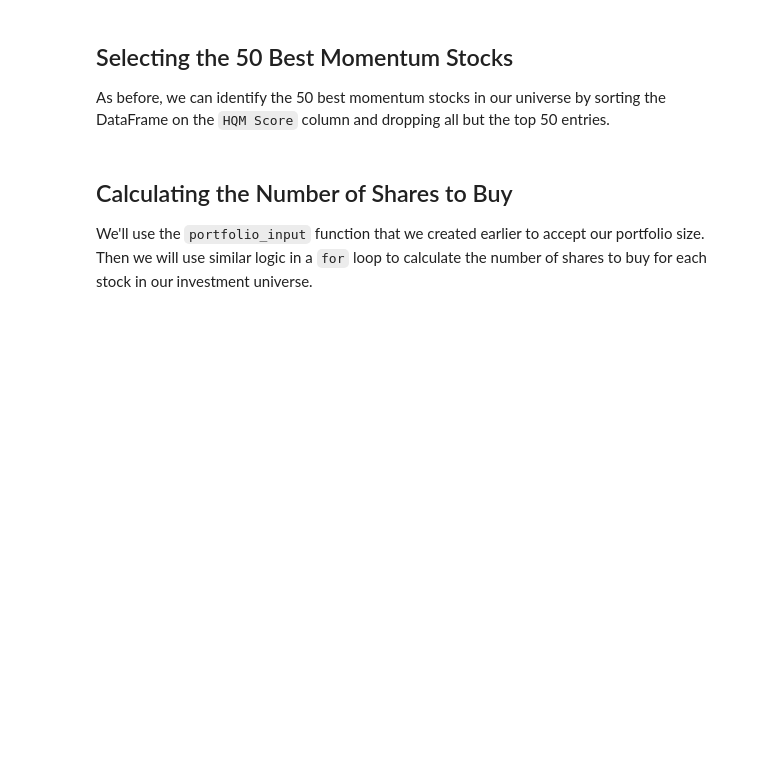
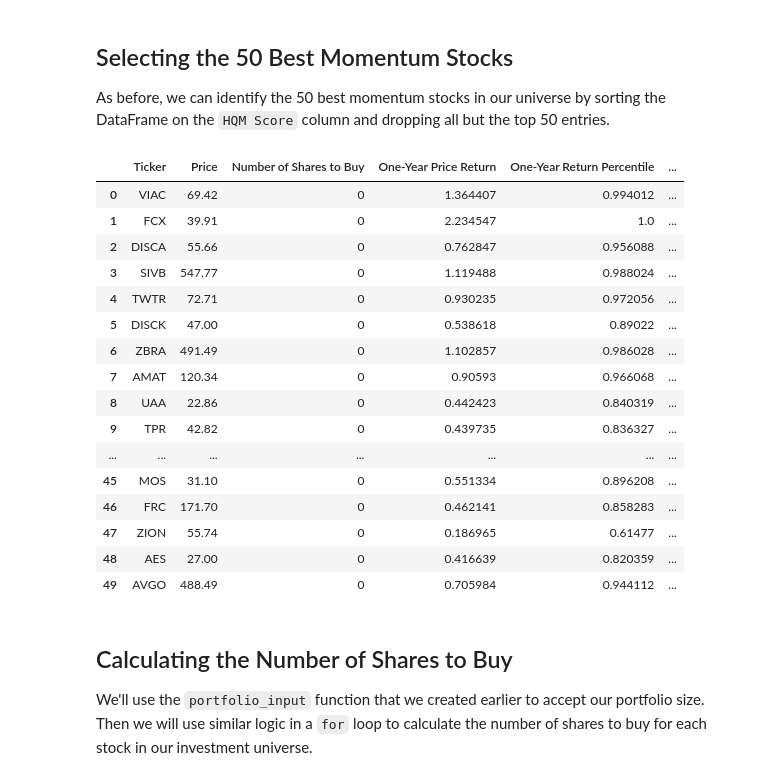
Before and after one commit to i0nathan/algorithmic-trading-python, a Jupyter notebook: starter_files/002_quantitative_momentum_strategy.ipynb, the cells around one changed output. Saved outputs shown, nothing was run; the diff lists cells and outputs as text; code cells hidden in the pictures; blank space fills up the shorter version.

```diff
--- a/starter_files/002_quantitative_momentum_strategy.ipynb
+++ b/starter_files/002_quantitative_momentum_strategy.ipynb
@@ -300,3 +300,19 @@ We'll now calculate our `HQM Score`, which is the high-quality momentum score th
 The `HQM Score` will be the arithmetic mean of the 4 momentum percentile scores that we calculated in the last section.
 
 To calculate arithmetic mean, we will use the `mean` function from Python's built-in `statistics` module.
+# %%
+from statistics import mean
+
+hqm_dataframe['HQM Score'] = hqm_dataframe.apply(
+    lambda x: mean(
+        [
+            x['One-Year Return Percentile'],
+            x['Six-Month Return Percentile'],
+            x['Three-Month Return Percentile'],
+            x['One-Month Return Percentile']
+        ]
+    ),
+    axis=1
+)
+
+hqm_dataframe
@@ -304,6 +334,29 @@ To calculate arithmetic mean, we will use the `mean` function from Python's buil
 ## Selecting the 50 Best Momentum Stocks
 
 As before, we can identify the 50 best momentum stocks in our universe by sorting the DataFrame on the `HQM Score` column and dropping all but the top 50 entries.
+# %%
+hqm_dataframe.sort_values('HQM Score', ascending=False, inplace=True)
+hqm_dataframe = hqm_dataframe[:50]
+hqm_dataframe.reset_index(inplace=True, drop=True)
+hqm_dataframe
+# %% [output]
+|  | Ticker | Price | Number of Shares to Buy | One-Year Price Return | One-Year Return Percentile | ... |
+| 0 | VIAC | 69.42 | 0 | 1.364407 | 0.994012 | ... |
+| 1 | FCX | 39.91 | 0 | 2.234547 | 1.0 | ... |
+| 2 | DISCA | 55.66 | 0 | 0.762847 | 0.956088 | ... |
+| 3 | SIVB | 547.77 | 0 | 1.119488 | 0.988024 | ... |
+| 4 | TWTR | 72.71 | 0 | 0.930235 | 0.972056 | ... |
+| 5 | DISCK | 47.00 | 0 | 0.538618 | 0.89022 | ... |
+| 6 | ZBRA | 491.49 | 0 | 1.102857 | 0.986028 | ... |
+| 7 | AMAT | 120.34 | 0 | 0.90593 | 0.966068 | ... |
+| 8 | UAA | 22.86 | 0 | 0.442423 | 0.840319 | ... |
+| 9 | TPR | 42.82 | 0 | 0.439735 | 0.836327 | ... |
+| ... | ... | ... | ... | ... | ... | ... |
+| 45 | MOS | 31.10 | 0 | 0.551334 | 0.896208 | ... |
+| 46 | FRC | 171.70 | 0 | 0.462141 | 0.858283 | ... |
+| 47 | ZION | 55.74 | 0 | 0.186965 | 0.61477 | ... |
+| 48 | AES | 27.00 | 0 | 0.416639 | 0.820359 | ... |
+| 49 | AVGO | 488.49 | 0 | 0.705984 | 0.944112 | ... |
 # %% [markdown]
 ## Calculating the Number of Shares to Buy
 
```
Also changed, not shown: parts of 7 cells of this notebook.
